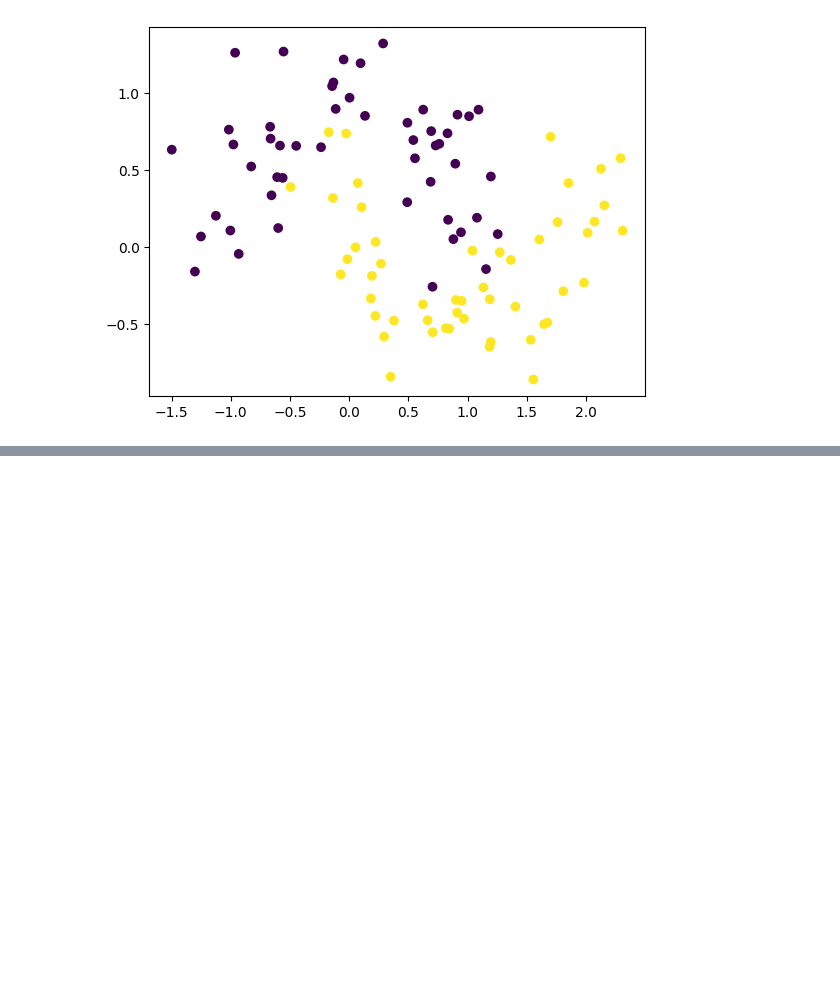
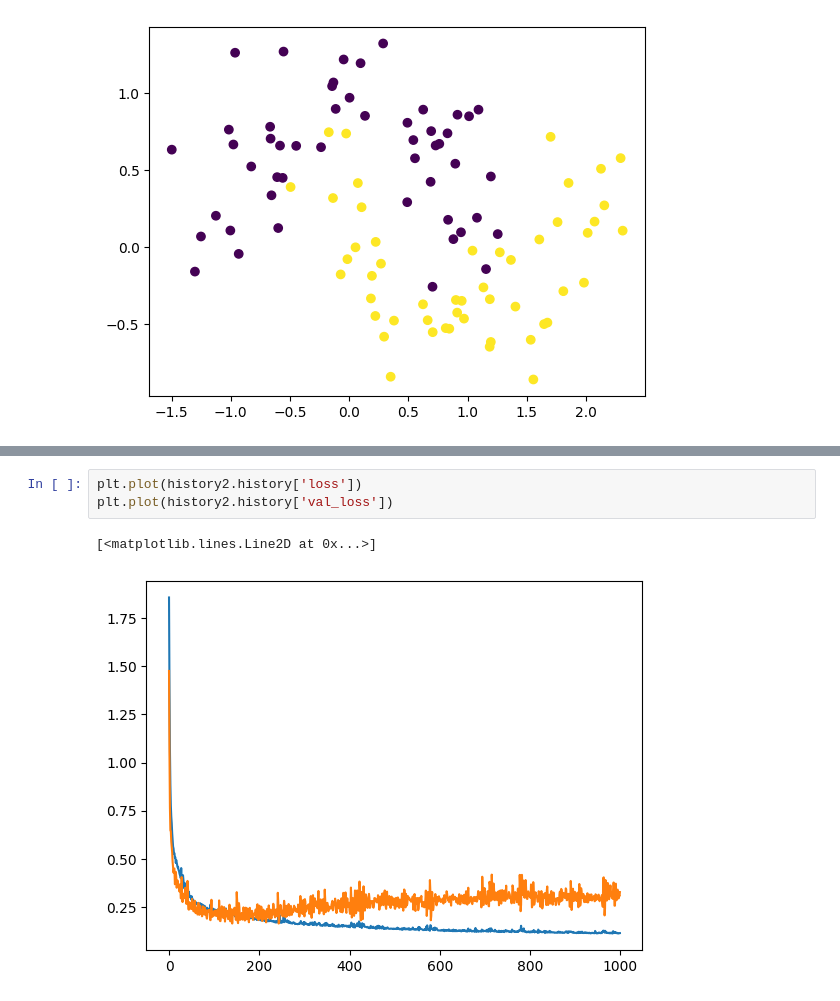
Before and after one commit to SwaroopDangal/DL-learn, a Jupyter notebook: 10.Regularization/regularization.ipynb, the cells around one changed output, grey strips where cells are left out. Cells and saved outputs as stored; diff of their text form; blank space fills up the shorter version.

```diff
--- a/10.Regularization/regularization.ipynb
+++ b/10.Regularization/regularization.ipynb
@@ -106,0 +133,6 @@ Epoch 2000/2000
+# %%
+plt.plot(history2.history['loss'])
+plt.plot(history2.history['val_loss'])
+# %% [output]
+[<matplotlib.lines.Line2D at 0x...>]
+[figure, added]
```
Also changed, not shown: parts of 7 cells of this notebook.
